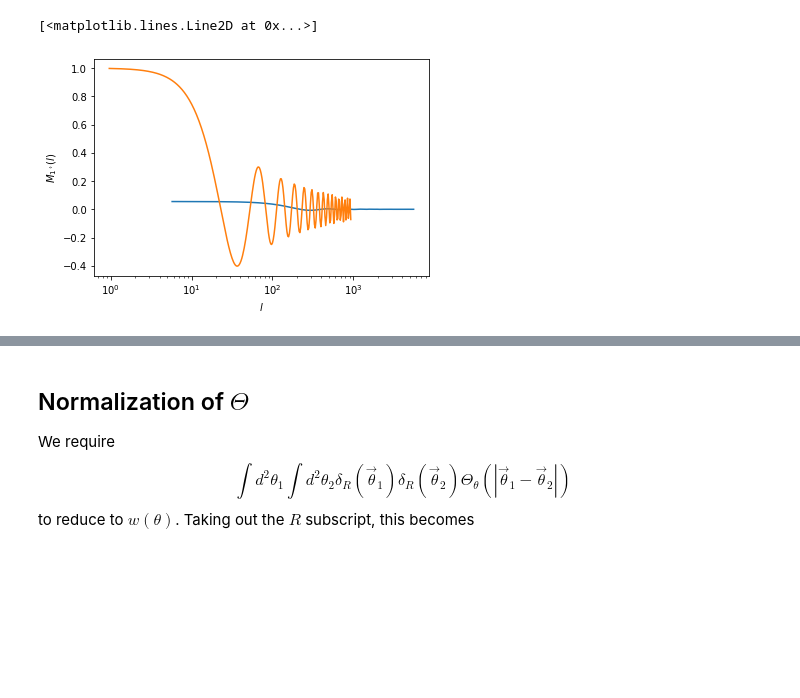
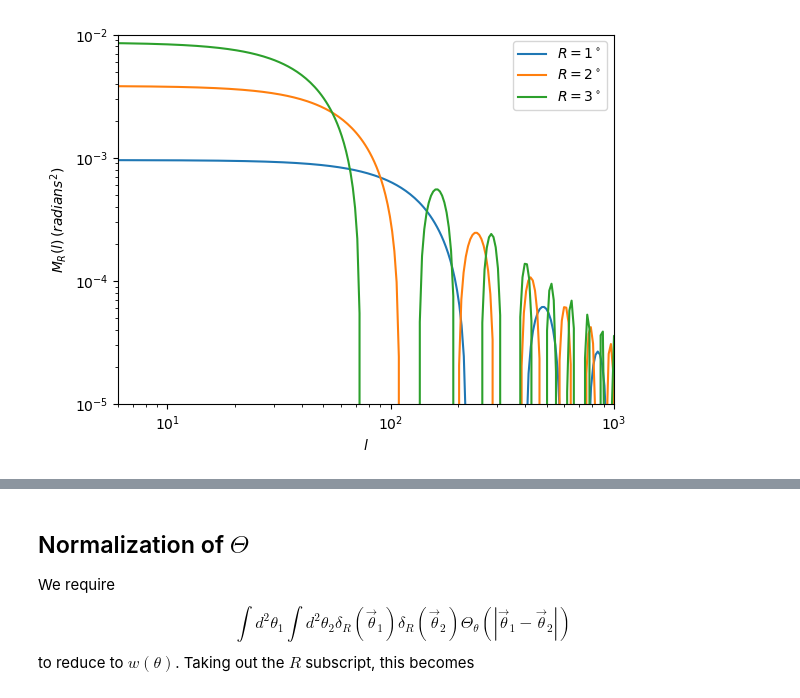
Before and after one commit to lpk1202/Light-Cone, a Jupyter notebook: source/angular.ipynb, the cells around one changed output, grey strips where cells are left out. Drawn from its saved outputs; the diff is of its cells as text; code cells hidden in the pictures; blank space fills up the shorter version.

```diff
--- a/source/angular.ipynb
+++ b/source/angular.ipynb
@@ -23,17 +23,27 @@ plt.plot(lra,lra*special.jv(1,lra))
 # %%
 ## The fourier transform of the window function is 2\pi R J_1(lR)/lR. Plot this for R=1 degree
-l=lra/(np.pi/180.)
-plt.plot(l,2*np.pi*special.jv(1,lra)/l)
+deg=np.pi/180.
+theta=1.*deg
+l=lra/(theta)
+plt.plot(l,theta*2*np.pi*special.jv(1,lra)/l,label='$R=1^\circ$')
+theta=2.*deg
+l=lra/(theta)
+plt.plot(l,theta*2*np.pi*special.jv(1,lra)/l,label='$R=2^\circ$')
+theta=3.*deg
+l=lra/(theta)
+plt.plot(l,theta*2*np.pi*special.jv(1,lra)/l,label='$R=3^\circ$')
 plt.xlabel('$l$')
 plt.xscale('log')
-plt.ylabel('$M_{1^\circ}(l)$')
-plt.savefig('mask.png')
+plt.yscale('log')
+plt.ylabel('$M_R(l)\, (radians^2)$')
+plt.legend()
+plt.axis([6,1000,1.e-5,1.e-2])
+plt.savefig('../plots/mask.png')
 # w(theta) is the fourier transform of CL, so roughly
 #. w = \int dl/l l^2C_l J_0(l\theta)
-plt.plot(l/6.,special.jv(0,lra))
+#plt.plot(l/6.,special.jv(0,lra))
 # %% [output]
-[<matplotlib.lines.Line2D at 0x...>]
-[figure, old version]
+[figure, new version]
 # %%
 def int2(x):
     return special.jv(1,x)**2/x
```
Also changed, not shown: parts of 22 cells of this notebook, 11 other files.
